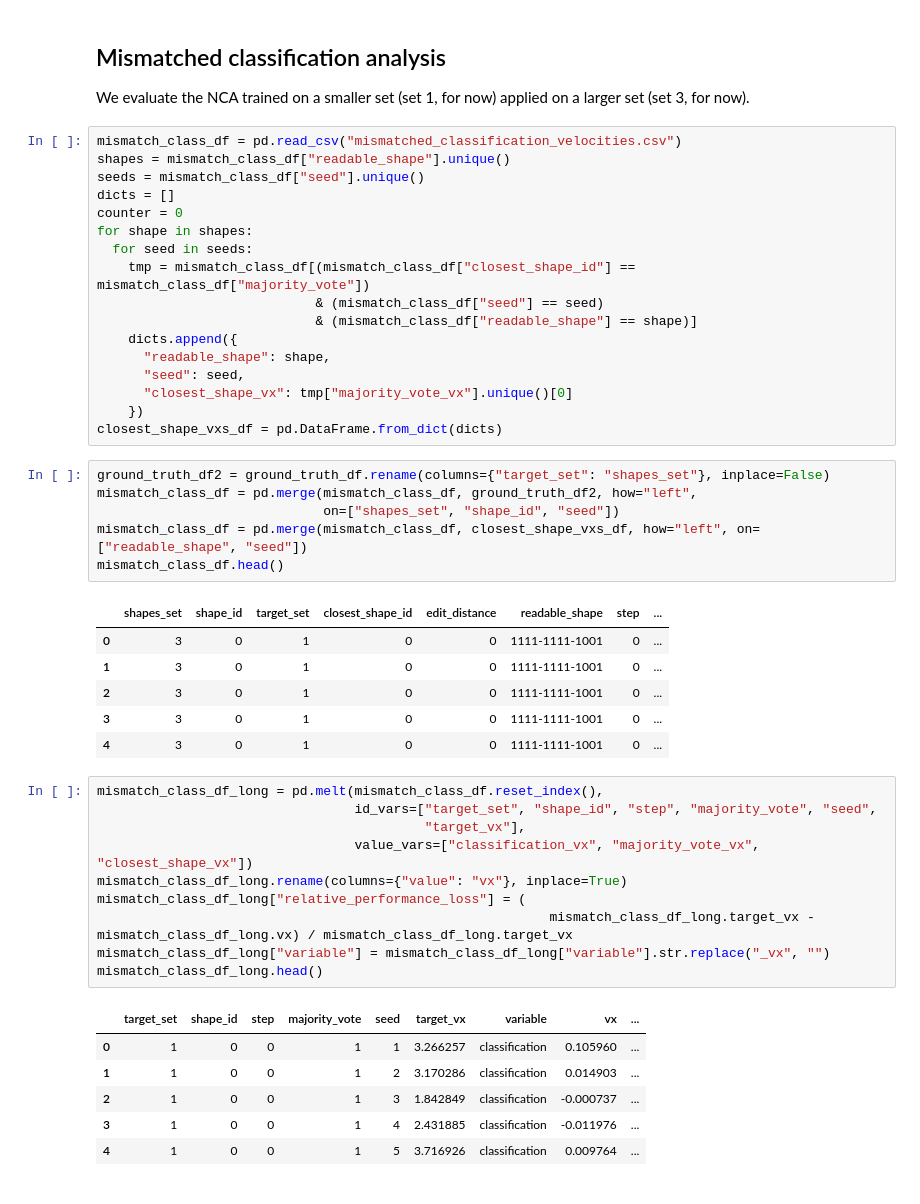
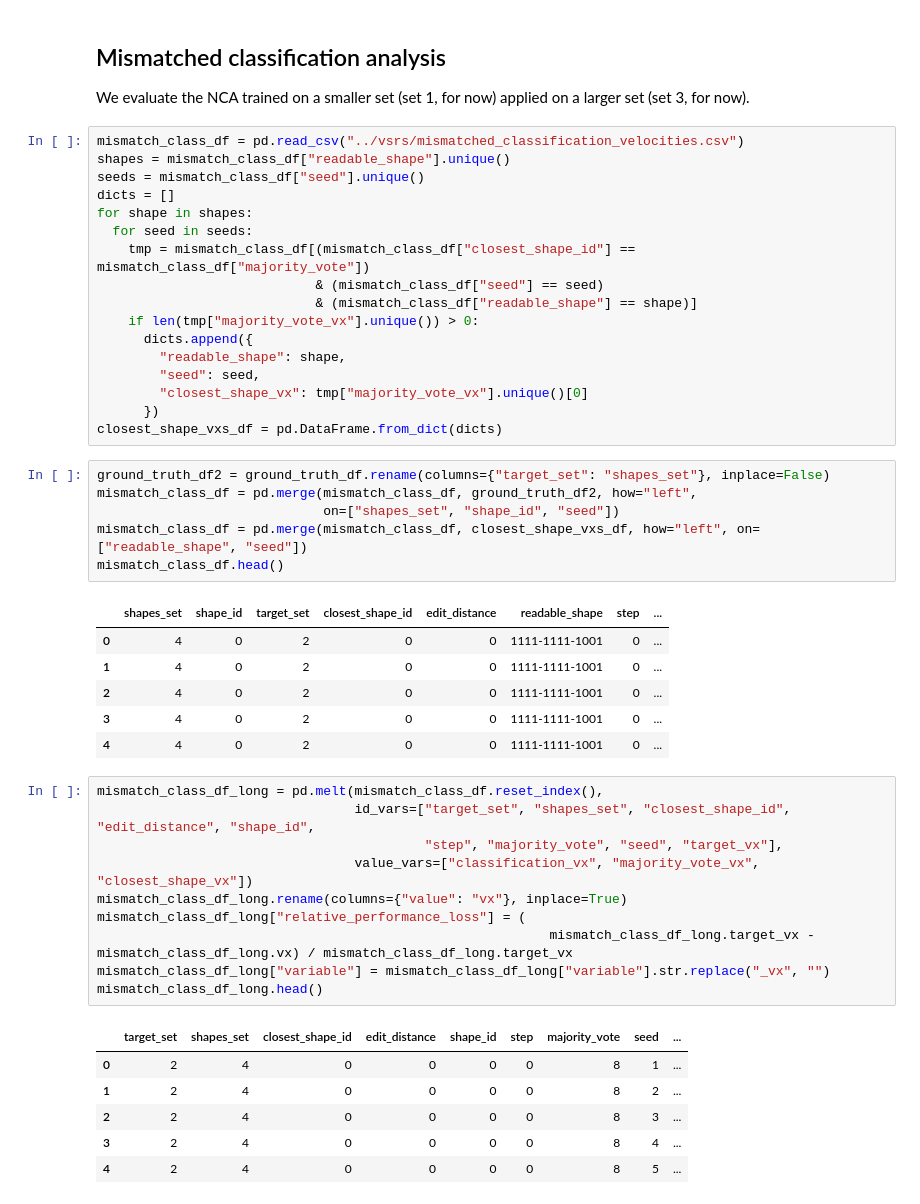
Before and after one commit to giorgia-nadizar/nca-vsr-classification, a Jupyter notebook: vsrs/performance_analysis.ipynb, the cells around one changed output. Saved outputs shown, nothing was run; the diff lists cells and outputs as text.

```diff
--- a/vsrs/performance_analysis.ipynb
+++ b/vsrs/performance_analysis.ipynb
@@ -152,21 +152,21 @@ plt.show()
 ## Mismatched classification analysis
 We evaluate the NCA trained on a smaller set (set 1, for now) applied on a larger set (set 3, for now).
 # %%
-mismatch_class_df = pd.read_csv("mismatched_classification_velocities.csv")
+mismatch_class_df = pd.read_csv("../vsrs/mismatched_classification_velocities.csv")
 shapes = mismatch_class_df["readable_shape"].unique()
 seeds = mismatch_class_df["seed"].unique()
 dicts = []
-counter = 0
 for shape in shapes:
   for seed in seeds:
     tmp = mismatch_class_df[(mismatch_class_df["closest_shape_id"] == mismatch_class_df["majority_vote"])
                             & (mismatch_class_df["seed"] == seed)
                             & (mismatch_class_df["readable_shape"] == shape)]
-    dicts.append({
-      "readable_shape": shape,
-      "seed": seed,
-      "closest_shape_vx": tmp["majority_vote_vx"].unique()[0]
-    })
+    if len(tmp["majority_vote_vx"].unique()) > 0:
+      dicts.append({
+        "readable_shape": shape,
+        "seed": seed,
+        "closest_shape_vx": tmp["majority_vote_vx"].unique()[0]
+      })
 closest_shape_vxs_df = pd.DataFrame.from_dict(dicts)
 # %%
 ground_truth_df2 = ground_truth_df.rename(columns={"target_set": "shapes_set"}, inplace=False)
@@ -176,25 +176,25 @@ mismatch_class_df = pd.merge(mismatch_class_df, closest_shape_vxs_df, how="left"
 mismatch_class_df.head()
 # %% [output]
 |  | shapes_set | shape_id | target_set | closest_shape_id | edit_distance | readable_shape | step | ... |
-| 0 | 3 | 0 | 1 | 0 | 0 | 1111-1111-1001 | 0 | ... |
-| 1 | 3 | 0 | 1 | 0 | 0 | 1111-1111-1001 | 0 | ... |
-| 2 | 3 | 0 | 1 | 0 | 0 | 1111-1111-1001 | 0 | ... |
-| 3 | 3 | 0 | 1 | 0 | 0 | 1111-1111-1001 | 0 | ... |
-| 4 | 3 | 0 | 1 | 0 | 0 | 1111-1111-1001 | 0 | ... |
+| 0 | 4 | 0 | 2 | 0 | 0 | 1111-1111-1001 | 0 | ... |
+| 1 | 4 | 0 | 2 | 0 | 0 | 1111-1111-1001 | 0 | ... |
+| 2 | 4 | 0 | 2 | 0 | 0 | 1111-1111-1001 | 0 | ... |
+| 3 | 4 | 0 | 2 | 0 | 0 | 1111-1111-1001 | 0 | ... |
+| 4 | 4 | 0 | 2 | 0 | 0 | 1111-1111-1001 | 0 | ... |
 # %%
 mismatch_class_df_long = pd.melt(mismatch_class_df.reset_index(),
-                                 id_vars=["target_set", "shape_id", "step", "majority_vote", "seed",
-                                          "target_vx"],
+                                 id_vars=["target_set", "shapes_set", "closest_shape_id", "edit_distance", "shape_id",
+                                          "step", "majority_vote", "seed", "target_vx"],
                                  value_vars=["classification_vx", "majority_vote_vx", "closest_shape_vx"])
 mismatch_class_df_long.rename(columns={"value": "vx"}, inplace=True)
 mismatch_class_df_long["relative_performance_loss"] = (
                                                           mismatch_class_df_long.target_vx - mismatch_class_df_long.vx) / mismatch_class_df_long.target_vx
 mismatch_class_df_long["variable"] = mismatch_class_df_long["variable"].str.replace("_vx", "")
 mismatch_class_df_long.head()
 # %% [output]
-|  | target_set | shape_id | step | majority_vote | seed | target_vx | variable | vx | ... |
-| 0 | 1 | 0 | 0 | 1 | 1 | 3.266257 | classification | 0.105960 | ... |
-| 1 | 1 | 0 | 0 | 1 | 2 | 3.170286 | classification | 0.014903 | ... |
-| 2 | 1 | 0 | 0 | 1 | 3 | 1.842849 | classification | -0.000737 | ... |
-| 3 | 1 | 0 | 0 | 1 | 4 | 2.431885 | classification | -0.011976 | ... |
-| 4 | 1 | 0 | 0 | 1 | 5 | 3.716926 | classification | 0.009764 | ... |
+|  | target_set | shapes_set | closest_shape_id | edit_distance | shape_id | step | majority_vote | seed | ... |
+| 0 | 2 | 4 | 0 | 0 | 0 | 0 | 8 | 1 | ... |
+| 1 | 2 | 4 | 0 | 0 | 0 | 0 | 8 | 2 | ... |
+| 2 | 2 | 4 | 0 | 0 | 0 | 0 | 8 | 3 | ... |
+| 3 | 2 | 4 | 0 | 0 | 0 | 0 | 8 | 4 | ... |
+| 4 | 2 | 4 | 0 | 0 | 0 | 0 | 8 | 5 | ... |
```
Also changed, not shown: parts of 4 cells of this notebook, 1 other file.
